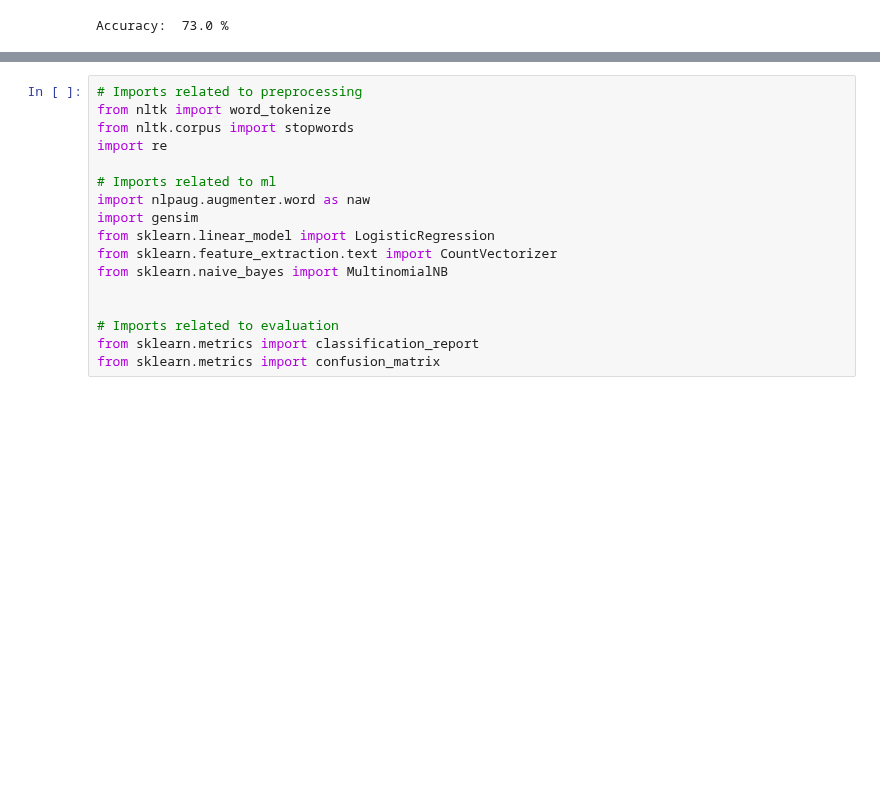
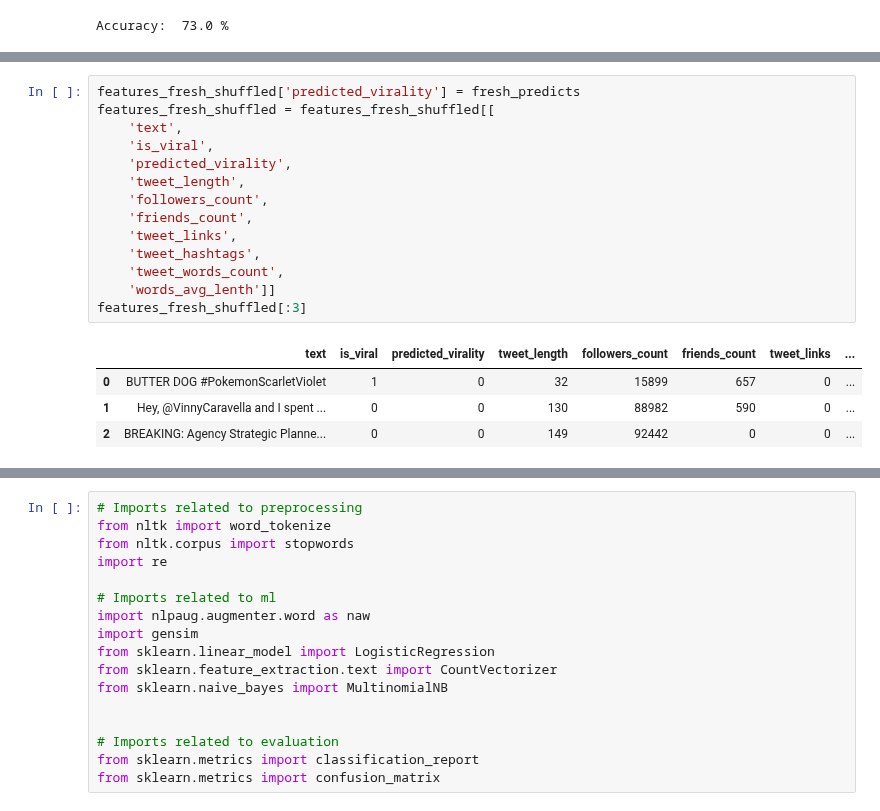
Before and after one commit to jadidaniel/jupyter-notebooks, a Jupyter notebook: ml/suprvised_learning/k_nearest_neighbours/twitter_classification.ipynb, the cells around one changed output, grey strips where cells are left out. Drawn from its saved outputs; the diff is of its cells as text; blank space fills up the shorter version.

```diff
--- a/ml/suprvised_learning/k_nearest_neighbours/twitter_classification.ipynb
+++ b/ml/suprvised_learning/k_nearest_neighbours/twitter_classification.ipynb
@@ -370,0 +502,19 @@ TBC
+# %%
+features_fresh_shuffled['predicted_virality'] = fresh_predicts
+features_fresh_shuffled = features_fresh_shuffled[[
+    'text',
+    'is_viral',
+    'predicted_virality',
+    'tweet_length',
+    'followers_count',
+    'friends_count',
+    'tweet_links',
+    'tweet_hashtags',
+    'tweet_words_count',
+    'words_avg_lenth']]
+features_fresh_shuffled[:3]
+# %% [output]
+|  | text | is_viral | predicted_virality | tweet_length | followers_count | friends_count | tweet_links | ... |
+| 0 | BUTTER DOG #PokemonScarletViolet | 1 | 0 | 32 | 15899 | 657 | 0 | ... |
+| 1 | Hey, @VinnyCaravella and I spent ... | 0 | 0 | 130 | 88982 | 590 | 0 | ... |
+| 2 | BREAKING: Agency Strategic Planne... | 0 | 0 | 149 | 92442 | 0 | 0 | ... |
```
Also changed, not shown: parts of 32 cells of this notebook, 1 other file.
